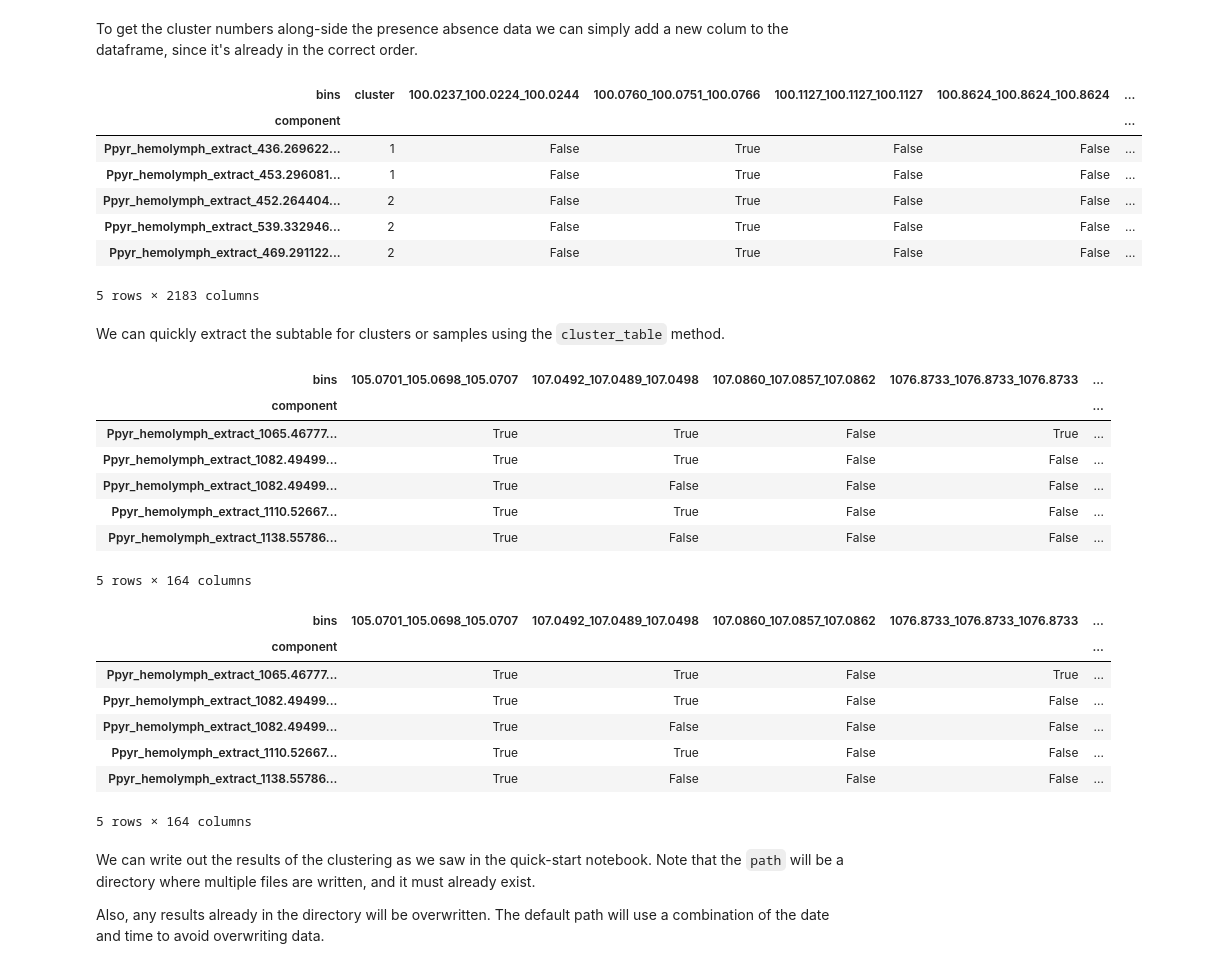
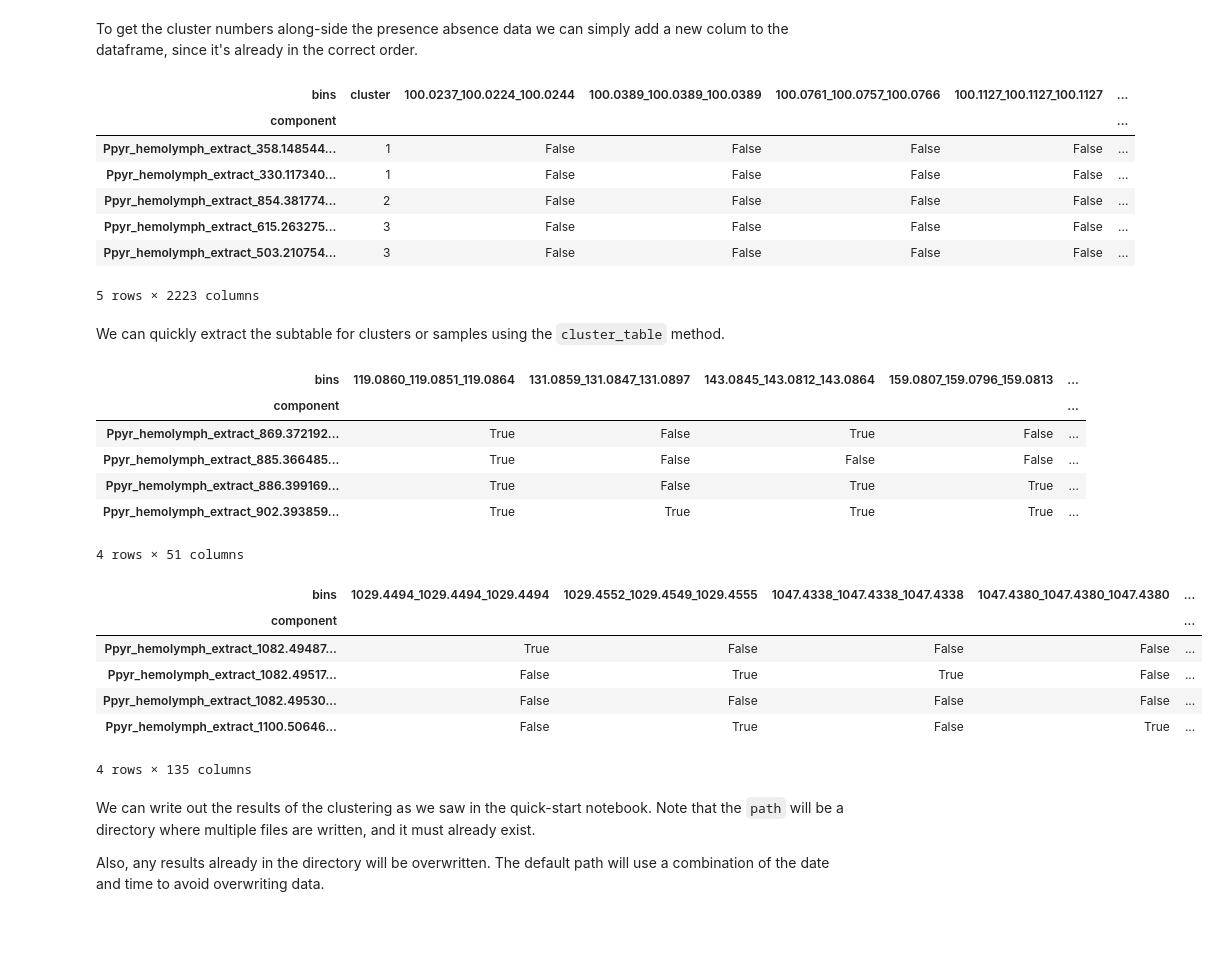
Before and after one commit to ccdmb/BioDendro, a Jupyter notebook: longer-workflow.ipynb, the cells around one changed output. Drawn from its saved outputs; the diff is of its cells as text; code cells hidden in the pictures; blank space fills up the shorter version.

```diff
--- a/longer-workflow.ipynb
+++ b/longer-workflow.ipynb
@@ -63,7 +63,7 @@ Loading components files is a similar process.
 # %%
 # Load the list of components to compare to the MSMS file
 
-with open("./Fireflies_component_list.txt") as handle:
+with open("./Fireflies_feature_list.txt") as handle:
     components = preprocess.SampleRecord.parse(handle)
 
 components[:5]
@@ -196,14 +196,14 @@ oh.sort_values(by="cluster", inplace=True)
 
 oh.head()
 # %% [output]
-| bins | cluster | 100.0237_100.0224_100.0244 | 100.0760_100.0751_100.0766 | 100.1127_100.1127_100.1127 | 100.8624_100.8624_100.8624 | ... |
+| bins | cluster | 100.0237_100.0224_100.0244 | 100.0389_100.0389_100.0389 | 100.0761_100.0757_100.0766 | 100.1127_100.1127_100.1127 | ... |
 | component |  |  |  |  |  | ... |
-| Ppyr_hemolymph_extract_436.269622... | 1 | False | True | False | False | ... |
-| Ppyr_hemolymph_extract_453.296081... | 1 | False | True | False | False | ... |
-| Ppyr_hemolymph_extract_452.264404... | 2 | False | True | False | False | ... |
-| Ppyr_hemolymph_extract_539.332946... | 2 | False | True | False | False | ... |
-| Ppyr_hemolymph_extract_469.291122... | 2 | False | True | False | False | ... |
+| Ppyr_hemolymph_extract_358.148544... | 1 | False | False | False | False | ... |
+| Ppyr_hemolymph_extract_330.117340... | 1 | False | False | False | False | ... |
+| Ppyr_hemolymph_extract_854.381774... | 2 | False | False | False | False | ... |
+| Ppyr_hemolymph_extract_615.263275... | 3 | False | False | False | False | ... |
+| Ppyr_hemolymph_extract_503.210754... | 3 | False | False | False | False | ... |
-5 rows × 2183 columns
+5 rows × 2223 columns
 # %% [markdown]
 We can quickly extract the subtable for clusters or samples using the `cluster_table` method.
 # %%
@@ -213,25 +213,23 @@ We can quickly extract the subtable for clusters or samples using the `cluster_t
 # Remove .head() if you want to see the whole table.
 new_tree.cluster_table(cluster=3).head()
 # %% [output]
-| bins | 105.0701_105.0698_105.0707 | 107.0492_107.0489_107.0498 | 107.0860_107.0857_107.0862 | 1076.8733_1076.8733_1076.8733 | ... |
+| bins | 119.0860_119.0851_119.0864 | 131.0859_131.0847_131.0897 | 143.0845_143.0812_143.0864 | 159.0807_159.0796_159.0813 | ... |
 | component |  |  |  |  | ... |
-| Ppyr_hemolymph_extract_1065.46777... | True | True | False | True | ... |
-| Ppyr_hemolymph_extract_1082.49499... | True | True | False | False | ... |
-| Ppyr_hemolymph_extract_1082.49499... | True | False | False | False | ... |
-| Ppyr_hemolymph_extract_1110.52667... | True | True | False | False | ... |
-| Ppyr_hemolymph_extract_1138.55786... | True | False | False | False | ... |
+| Ppyr_hemolymph_extract_869.372192... | True | False | True | False | ... |
+| Ppyr_hemolymph_extract_885.366485... | True | False | False | False | ... |
+| Ppyr_hemolymph_extract_886.399169... | True | False | True | True | ... |
+| Ppyr_hemolymph_extract_902.393859... | True | True | True | True | ... |
-5 rows × 164 columns
+4 rows × 51 columns
 # %%
-new_tree.cluster_table(sample="Ppyr_hemolymph_extract_533.238464355468_15.101331").head()
+new_tree.cluster_table(sample="Ppyr_hemolymph_extract_1082.49517822265_19.965233").head()
 # %% [output]
-| bins | 105.0701_105.0698_105.0707 | 107.0492_107.0489_107.0498 | 107.0860_107.0857_107.0862 | 1076.8733_1076.8733_1076.8733 | ... |
+| bins | 1029.4494_1029.4494_1029.4494 | 1029.4552_1029.4549_1029.4555 | 1047.4338_1047.4338_1047.4338 | 1047.4380_1047.4380_1047.4380 | ... |
 | component |  |  |  |  | ... |
-| Ppyr_hemolymph_extract_1065.46777... | True | True | False | True | ... |
-| Ppyr_hemolymph_extract_1082.49499... | True | True | False | False | ... |
-| Ppyr_hemolymph_extract_1082.49499... | True | False | False | False | ... |
-| Ppyr_hemolymph_extract_1110.52667... | True | True | False | False | ... |
-| Ppyr_hemolymph_extract_1138.55786... | True | False | False | False | ... |
+| Ppyr_hemolymph_extract_1082.49487... | True | False | False | False | ... |
+| Ppyr_hemolymph_extract_1082.49517... | False | True | True | False | ... |
+| Ppyr_hemolymph_extract_1082.49530... | False | False | False | False | ... |
+| Ppyr_hemolymph_extract_1100.50646... | False | True | False | True | ... |
-5 rows × 164 columns
+4 rows × 135 columns
 # %% [markdown]
 We can write out the results of the clustering as we saw in the quick-start notebook.
 Note that the `path` will be a directory where multiple files are written, and it must already exist.
```
Also changed, not shown: parts of 9 cells of this notebook, 5 other files.
